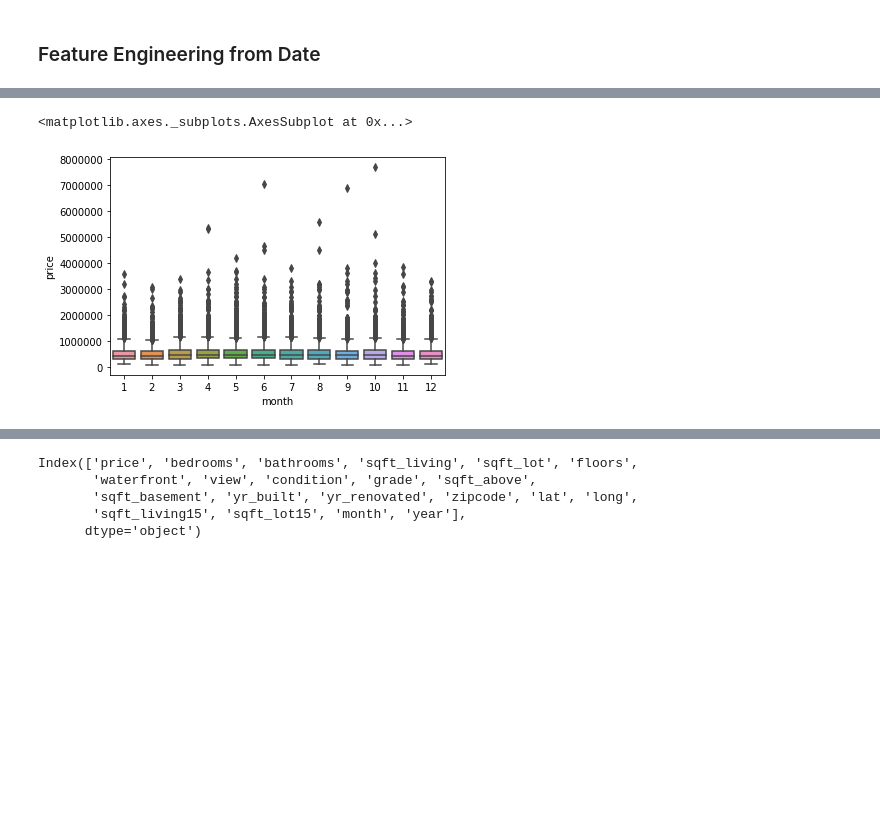
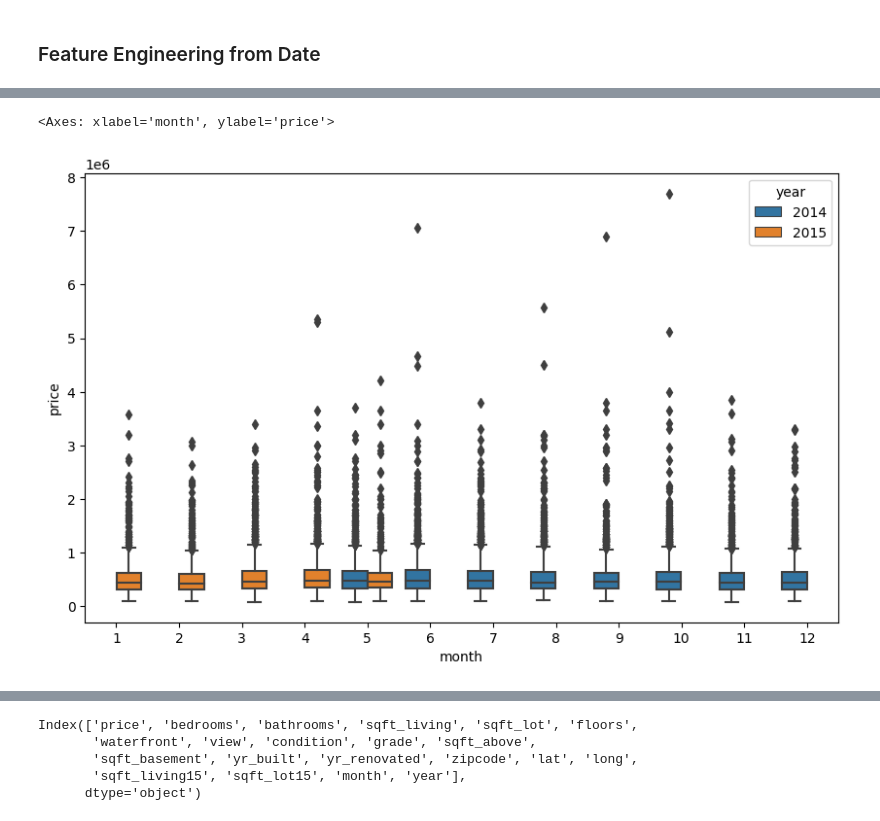
Before and after one commit to davidsmv/python_bootcamp, a Jupyter notebook: Refactored_Py_DS_ML_Bootcamp-master/TensorFlow_FILES/ANNs/01-Keras-Regression.ipynb, the cells around one changed output, grey strips where cells are left out. Saved outputs shown, nothing was run; the diff lists cells and outputs as text; code cells hidden in the pictures; blank space fills up the shorter version.

```diff
--- a/Refactored_Py_DS_ML_Bootcamp-master/TensorFlow_FILES/ANNs/01-Keras-Regression.ipynb
+++ b/Refactored_Py_DS_ML_Bootcamp-master/TensorFlow_FILES/ANNs/01-Keras-Regression.ipynb
@@ -290,6 +320,7 @@ sns.boxplot(x='year',y='price',data=df)
 # %%
-sns.boxplot(x='month',y='price',data=df)
+plt.figure(figsize=(10,6))
+sns.boxplot(x='month',y='price',data=df, hue='year')
 # %% [output]
-<matplotlib.axes._subplots.AxesSubplot at 0x...>
+<Axes: xlabel='month', ylabel='price'>
-[figure, old version]
+[figure, new version]
 # %%
```
Also changed, not shown: parts of 36 cells of this notebook.
